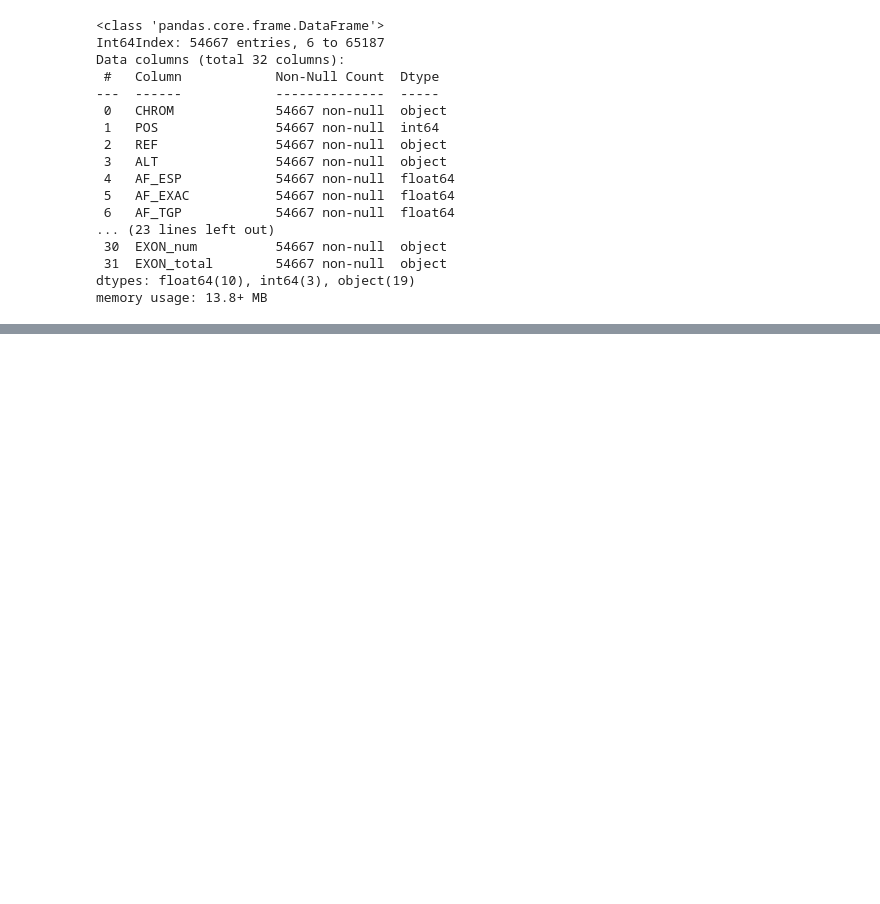
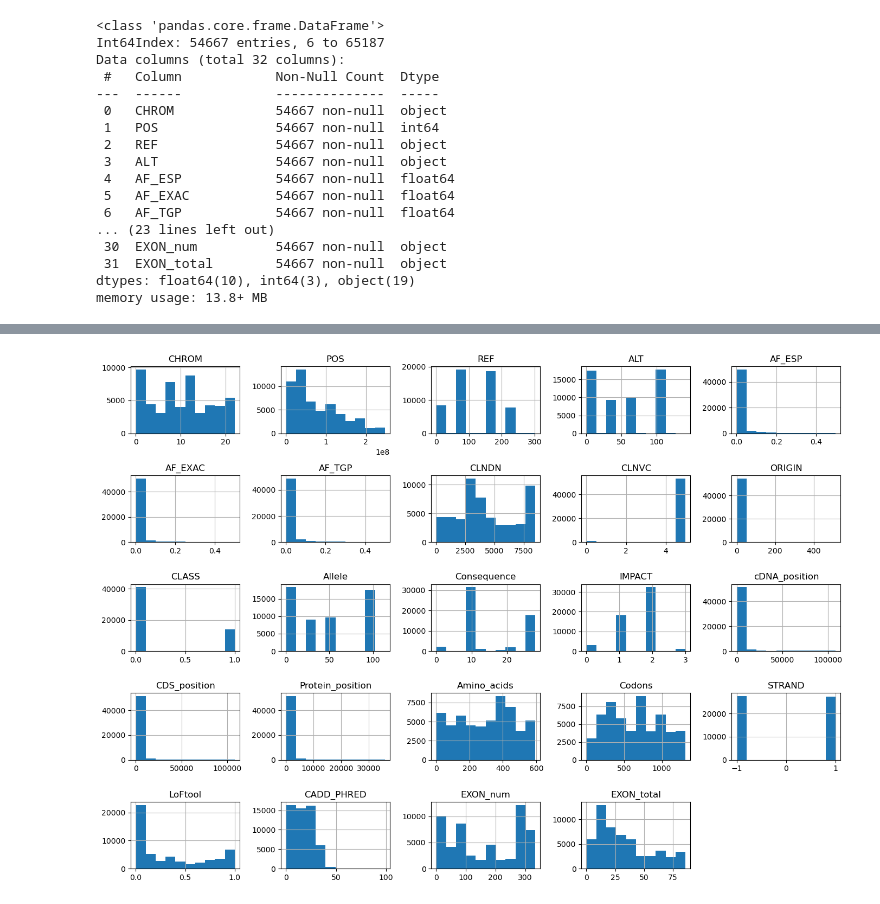
Before and after one commit to AhmedTaha7220/DataScienceProject, a Jupyter notebook: Genes.ipynb, the cells around one changed output, grey strips where cells are left out. Cells and saved outputs as stored; diff of their text form; code cells hidden in the pictures; blank space fills up the shorter version.

```diff
--- a/Genes.ipynb
+++ b/Genes.ipynb
@@ -245,0 +360,5 @@ dtype: int64
+# %%
+for column in allele_df.columns:
+    allele_df.loc[allele_df[column] == 0, column] = None
+
+allele_df
@@ -245,0 +379,34 @@ dtype: int64
+# %%
+# Methods for filling null values
+methods = ['mean', 'median', 'interpolation']
+
+# Calculate skewness and kurtosis for original DataFrame
+original_skewness = allele_df.skew()
+original_kurtosis = allele_df.kurtosis()
+
+results = {}
+
+for method in methods:
+    if method == 'mean':
+        filled_df = allele_df.fillna(allele_df.mean())
+    elif method == 'median':
+        filled_df = allele_df.fillna(allele_df.median())
+    elif method == 'interpolation':
+        filled_df = allele_df.interpolate()
+
+    # Assign the filled DataFrame back to allele_df
+    allele_df = filled_df
+
+    # Calculate skewness and kurtosis
+    skewness = filled_df.skew()
+    kurtosis = filled_df.kurtosis()
+
+    # Store the results in the dictionary
+    results[method] = {'skewness': skewness, 'kurtosis': kurtosis}
+
+# Print the results
+for method in methods:
+    print(f"DataFrame with {method.capitalize()}-Filled Null Values:")
+    print("Skewness:\n", results[method]['skewness'])
+    print("Kurtosis:\n", results[method]['kurtosis'])
+    print()
@@ -245,0 +463,2 @@ dtype: int64
+# %%
+df[['AF_ESP', 'AF_EXAC', 'AF_TGP']]=allele_df
@@ -245,0 +481,6 @@ dtype: int64
+# %%
+df.hist(figsize=(14, 10))
+plt.tight_layout()
+plt.show()
+# %% [output]
+[figure, added]
```
Also changed, not shown: parts of 53 cells of this notebook.
